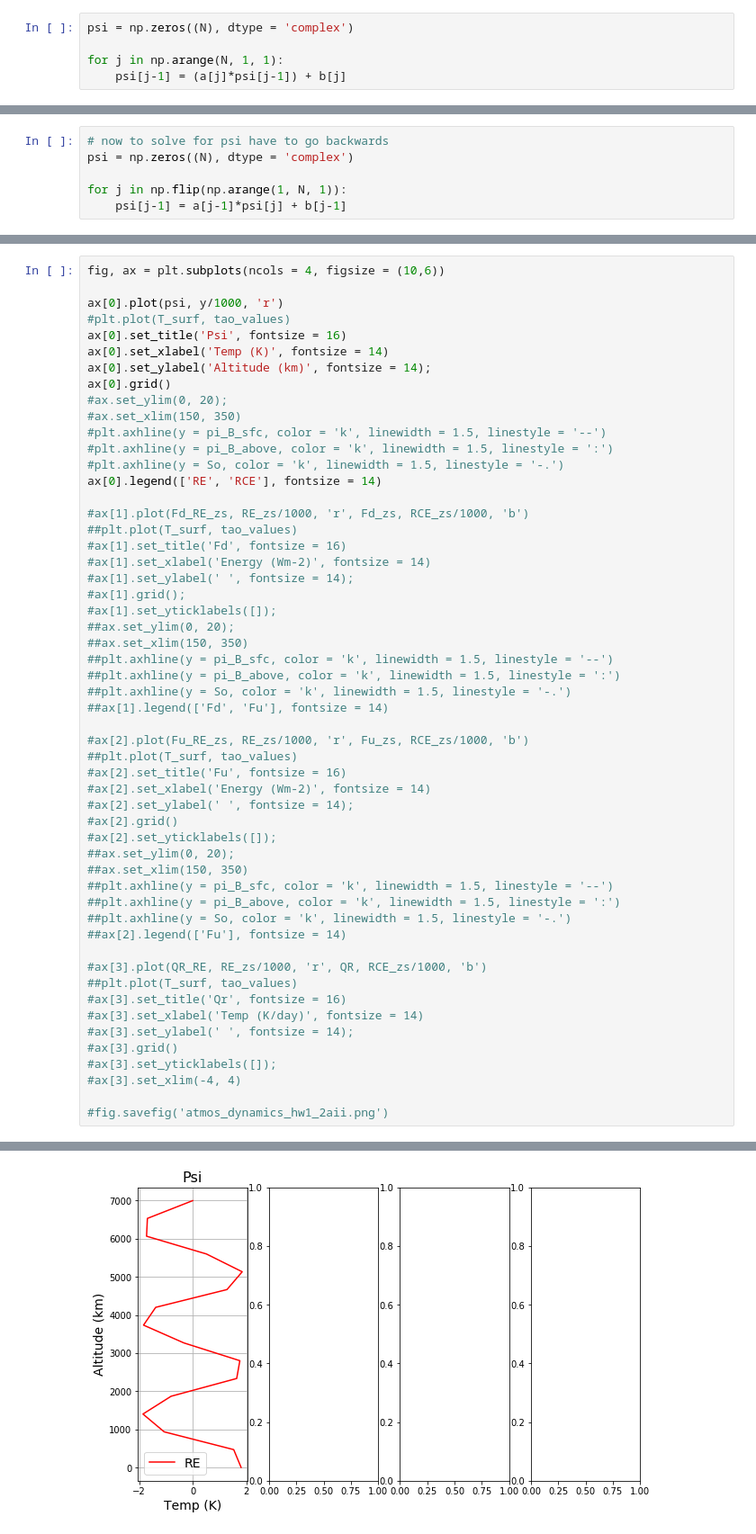
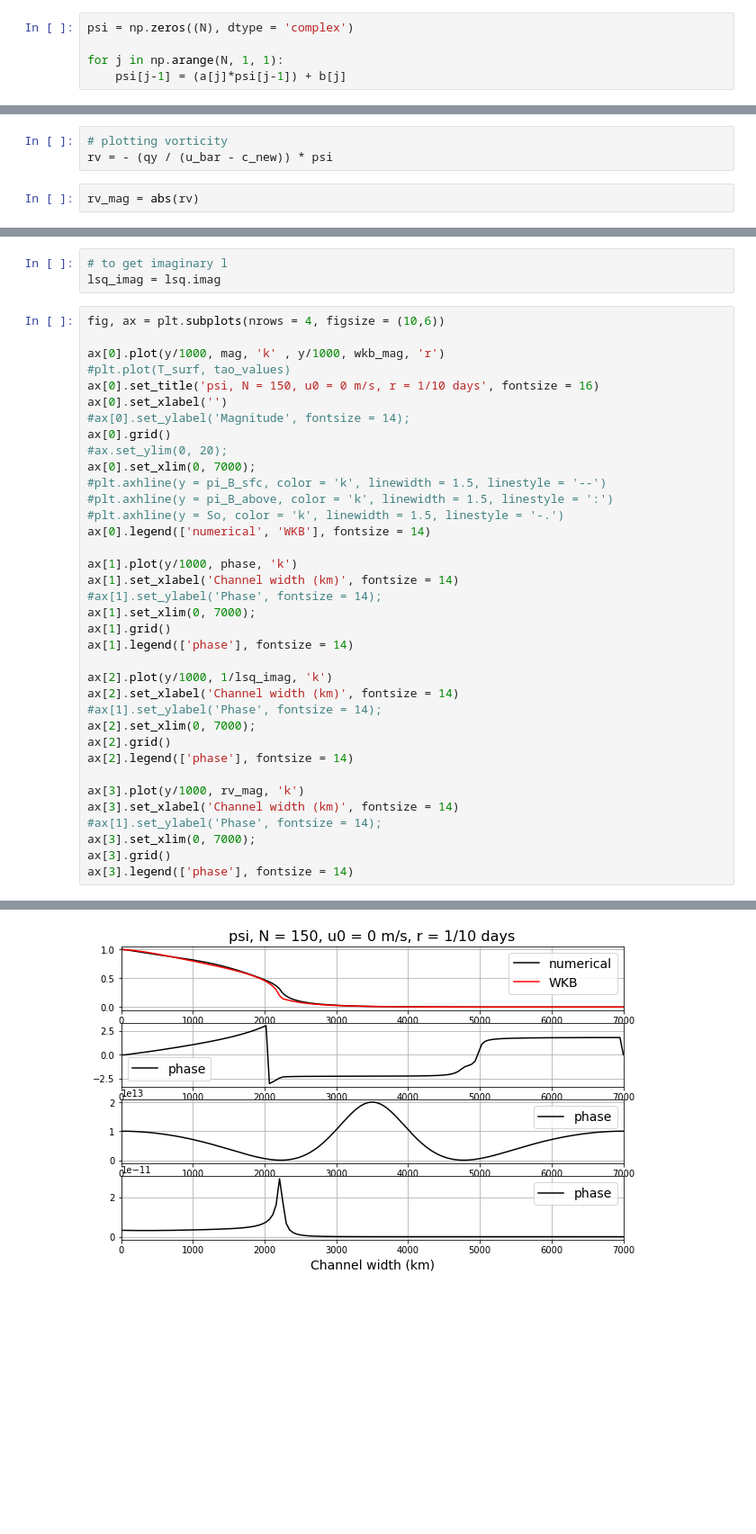
Before and after one commit to amv10070/ClimateDynamics, a Jupyter notebook: varuolo-clarke_homework1.ipynb, the cells around one changed output, grey strips where cells are left out. Shown at 90% size. Drawn from its saved outputs; the diff is of its cells as text; blank space fills up the shorter version.

```diff
--- a/varuolo-clarke_homework1.ipynb
+++ b/varuolo-clarke_homework1.ipynb
@@ -361,6 +352,0 @@ array([0.+0.j, 0.+0.j, 0.+0.j, 0.+0.j, 0.+0.j, 0.+0.j, 0.+0.j, 0.+0.j,
-# %%
-# now to solve for psi have to go backwards
-psi = np.zeros((N), dtype = 'complex')
-
-for j in np.flip(np.arange(1, N, 1)):
-    psi[j-1] = a[j-1]*psi[j] + b[j-1]
@@ -377,0 +1351,5 @@ array([ 1.47775129+0.87849514j,  1.53179427+0.91062266j,
+# %%
+# plotting vorticity
+rv = - (qy / (u_bar - c_new)) * psi
+# %%
+rv_mag = abs(rv)
@@ -378,57 +1374,42 @@ array([ 1.47775129+0.87849514j,  1.53179427+0.91062266j,
+# %%
+# to get imaginary l
+lsq_imag = lsq.imag
 # %%
-fig, ax = plt.subplots(ncols = 4, figsize = (10,6))
+fig, ax = plt.subplots(nrows = 4, figsize = (10,6))
 
-ax[0].plot(psi, y/1000, 'r')
+ax[0].plot(y/1000, mag, 'k' , y/1000, wkb_mag, 'r')
 #plt.plot(T_surf, tao_values)
-ax[0].set_title('Psi', fontsize = 16)
-ax[0].set_xlabel('Temp (K)', fontsize = 14)
-ax[0].set_ylabel('Altitude (km)', fontsize = 14);
+ax[0].set_title('psi, N = 150, u0 = 0 m/s, r = 1/10 days', fontsize = 16)
+ax[0].set_xlabel('')
+#ax[0].set_ylabel('Magnitude', fontsize = 14);
 ax[0].grid()
 #ax.set_ylim(0, 20);
-#ax.set_xlim(150, 350)
+ax[0].set_xlim(0, 7000);
 #plt.axhline(y = pi_B_sfc, color = 'k', linewidth = 1.5, linestyle = '--')
 #plt.axhline(y = pi_B_above, color = 'k', linewidth = 1.5, linestyle = ':')
 #plt.axhline(y = So, color = 'k', linewidth = 1.5, linestyle = '-.')
-ax[0].legend(['RE', 'RCE'], fontsize = 14)
+ax[0].legend(['numerical', 'WKB'], fontsize = 14)
 
-#ax[1].plot(Fd_RE_zs, RE_zs/1000, 'r', Fd_zs, RCE_zs/1000, 'b')
-##plt.plot(T_surf, tao_values)
-#ax[1].set_title('Fd', fontsize = 16)
-#ax[1].set_xlabel('Energy (Wm-2)', fontsize = 14)
-#ax[1].set_ylabel(' ', fontsize = 14);
-#ax[1].grid();
-#ax[1].set_yticklabels([]);
-##ax.set_ylim(0, 20);
-##ax.set_xlim(150, 350)
-##plt.axhline(y = pi_B_sfc, color = 'k', linewidth = 1.5, linestyle = '--')
-##plt.axhline(y = pi_B_above, color = 'k', linewidth = 1.5, linestyle = ':')
-##plt.axhline(y = So, color = 'k', linewidth = 1.5, linestyle = '-.')
-##ax[1].legend(['Fd', 'Fu'], fontsize = 14)
+ax[1].plot(y/1000, phase, 'k')
+ax[1].set_xlabel('Channel width (km)', fontsize = 14)
+#ax[1].set_ylabel('Phase', fontsize = 14);
+ax[1].set_xlim(0, 7000);
+ax[1].grid()
+ax[1].legend(['phase'], fontsize = 14)
 
-#ax[2].plot(Fu_RE_zs, RE_zs/1000, 'r', Fu_zs, RCE_zs/1000, 'b')
-##plt.plot(T_surf, tao_values)
-#ax[2].set_title('Fu', fontsize = 16)
-#ax[2].set_xlabel('Energy (Wm-2)', fontsize = 14)
-#ax[2].set_ylabel(' ', fontsize = 14);
-#ax[2].grid()
-#ax[2].set_yticklabels([]);
-##ax.set_ylim(0, 20);
-##ax.set_xlim(150, 350)
-##plt.axhline(y = pi_B_sfc, color = 'k', linewidth = 1.5, linestyle = '--')
-##plt.axhline(y = pi_B_above, color = 'k', linewidth = 1.5, linestyle = ':')
-##plt.axhline(y = So, color = 'k', linewidth = 1.5, linestyle = '-.')
-##ax[2].legend(['Fu'], fontsize = 14)
+ax[2].plot(y/1000, 1/lsq_imag, 'k')
+ax[2].set_xlabel('Channel width (km)', fontsize = 14)
+#ax[1].set_ylabel('Phase', fontsize = 14);
+ax[2].set_xlim(0, 7000);
+ax[2].grid()
+ax[2].legend(['phase'], fontsize = 14)
 
-#ax[3].plot(QR_RE, RE_zs/1000, 'r', QR, RCE_zs/1000, 'b')
-##plt.plot(T_surf, tao_values)
-#ax[3].set_title('Qr', fontsize = 16)
-#ax[3].set_xlabel('Temp (K/day)', fontsize = 14)
-#ax[3].set_ylabel(' ', fontsize = 14);
-#ax[3].grid()
-#ax[3].set_yticklabels([]);
-#ax[3].set_xlim(-4, 4)
-
-#fig.savefig('atmos_dynamics_hw1_2aii.png')
+ax[3].plot(y/1000, rv_mag, 'k')
+ax[3].set_xlabel('Channel width (km)', fontsize = 14)
+#ax[1].set_ylabel('Phase', fontsize = 14);
+ax[3].set_xlim(0, 7000);
+ax[3].grid()
+ax[3].legend(['phase'], fontsize = 14)
 # %% [output]
 <matplotlib.legend.Legend at 0x...>
-[figure, old version]
+[figure, new version]
```
Also changed, not shown: parts of 57 cells of this notebook.
